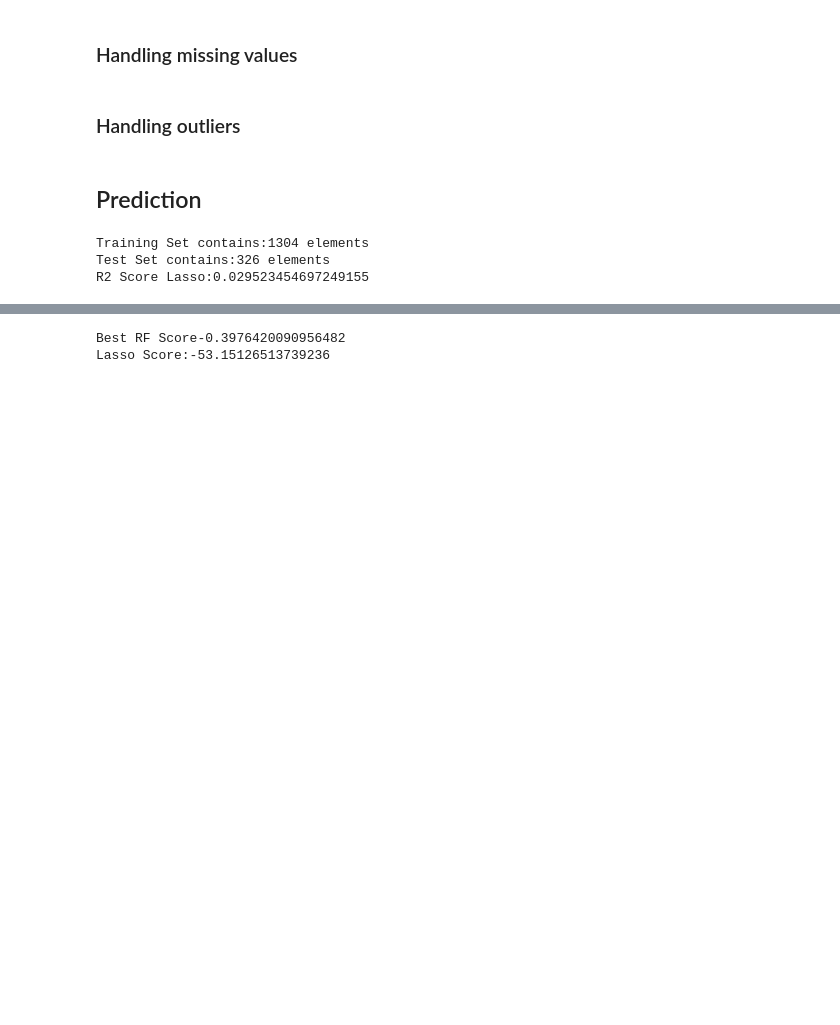
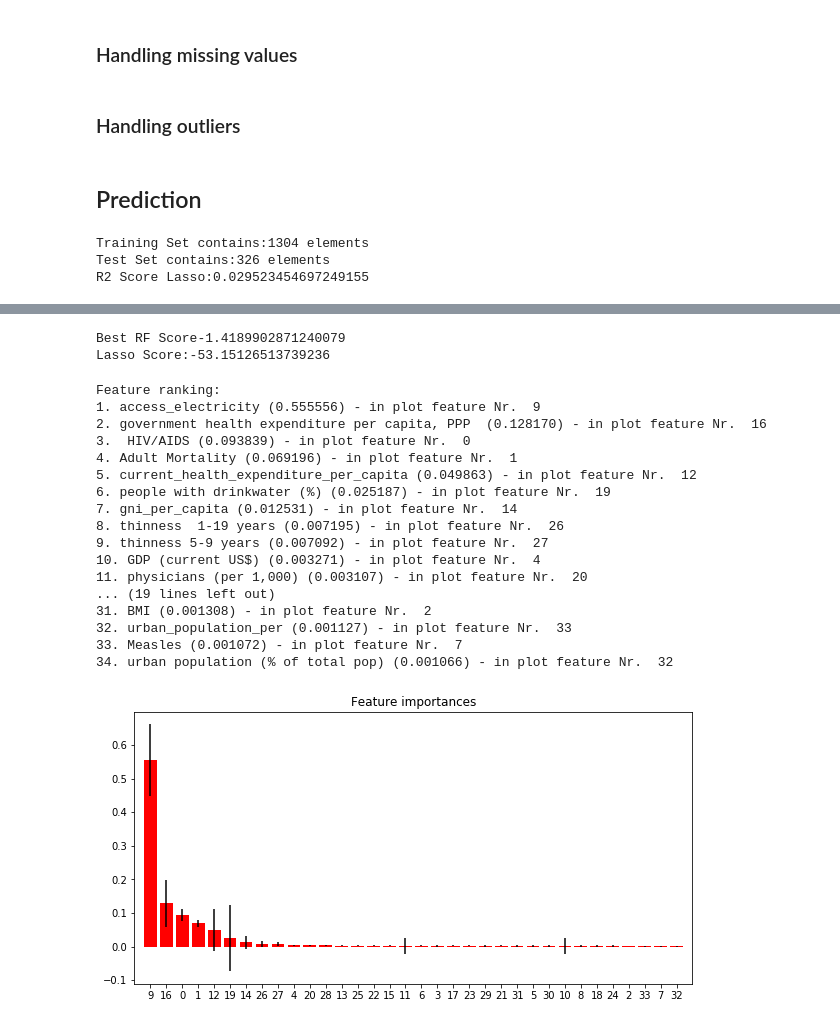
Before and after one commit to MarouaJaoua/DataStewardship1, a Jupyter notebook: data_merge.ipynb, the cells around one changed output, grey strips where cells are left out. Saved outputs shown, nothing was run; the diff lists cells and outputs as text; code cells hidden in the pictures; blank space fills up the shorter version.

Commit message:
feature importance RF

```diff
--- a/data_merge.ipynb
+++ b/data_merge.ipynb
@@ -673,7 +671,8 @@ plt.show()
 # %% [markdown]
 ## Prediction
 # %%
-train = data_final[data_final.columns.difference(['life expectancy at birth', 'income_group'])]
+train = data_final[data_final.columns.difference(['life expectancy at birth', 'income_group',
+                                                  'Life expectancy at birth (Female)', 'Life expectancy at birth (Male)'])]
 
 target = data_final['life expectancy at birth']
 X_train, X_test, y_train, y_test = train_test_split(train, target, test_size=0.20, random_state=42)
@@ -698,10 +697,14 @@ R2 Score Lasso:0.029523454697249155
 print("Training Random Forest")
 n_estimators = [int(x) for x in np.linspace(start = 300, stop = 600, num = 2)]
 max_features = ['auto', 'sqrt']
-max_depth = [int(x) for x in np.linspace(10, 110, num = 3)]
-max_depth.append(None)
-min_samples_split = [3, 5, 9]
-min_samples_leaf = [1, 2, 4]
+#max_depth = [int(x) for x in np.linspace(10, 110, num = 3)]
+#max_depth.append(None)
+max_depth = [50]
+
+#min_samples_split = [3, 5, 9]
+#min_samples_leaf = [1, 2, 4]
+min_samples_split = [5]
+min_samples_leaf = [2]
 bootstrap = [True]
 random_grid = {'n_estimators': n_estimators,
                'max_features': max_features,
@@ -746,5 +746,45 @@ print('Best RF Score' + str(rf_random.best_score_))
 neg_lasso_mse = np.mean(lasso_model.mse_path_) * -1
 print('Lasso Score:' + str(neg_lasso_mse))
 # %% [output]
-Best RF Score-0.3976420090956482
+Best RF Score-1.4189902871240079
 Lasso Score:-53.15126513739236
+# %%
+importances = rf_random.best_estimator_.feature_importances_
+std = np.std([tree.feature_importances_ for tree in rf_random.best_estimator_.estimators_],
+             axis=0)
+indices = np.argsort(importances)[::-1]
+
+# Print the feature ranking
+print("Feature ranking:")
+
+for f in range(X_train.shape[1]):
+    #print("%d. feature %d (%f)" % (f + 1, indices[f], importances[indices[f]]))
+    print("%d. %s (%f) - in plot feature Nr. " % (f + 1, X_train.columns[indices[f]], importances[indices[f]]), indices[f])
+
+# Plot the feature importances of the forest
+plt.figure(figsize=(10, 5))
+plt.title("Feature importances")
+plt.bar(range(X_train.shape[1]), importances[indices],
+       color="r", yerr=std[indices], align="center")
+plt.xticks(range(X_train.shape[1]), indices)
+plt.xlim([-1, X_train.shape[1]])
+plt.show()
+# %% [output]
+Feature ranking:
+1. access_electricity (0.555556) - in plot feature Nr.  9
+2. government health expenditure per capita, PPP  (0.128170) - in plot feature Nr.  16
+3.  HIV/AIDS (0.093839) - in plot feature Nr.  0
+4. Adult Mortality (0.069196) - in plot feature Nr.  1
+5. current_health_expenditure_per_capita (0.049863) - in plot feature Nr.  12
+6. people with drinkwater (%) (0.025187) - in plot feature Nr.  19
+7. gni_per_capita (0.012531) - in plot feature Nr.  14
+8. thinness  1-19 years (0.007195) - in plot feature Nr.  26
+9. thinness 5-9 years (0.007092) - in plot feature Nr.  27
+10. GDP (current US$) (0.003271) - in plot feature Nr.  4
+11. physicians (per 1,000) (0.003107) - in plot feature Nr.  20
+... (19 lines left out)
+31. BMI (0.001308) - in plot feature Nr.  2
+32. urban_population_per (0.001127) - in plot feature Nr.  33
+33. Measles (0.001072) - in plot feature Nr.  7
+34. urban population (% of total pop) (0.001066) - in plot feature Nr.  32
+[figure, added]
```
Also changed, not shown: parts of 7 cells of this notebook.
